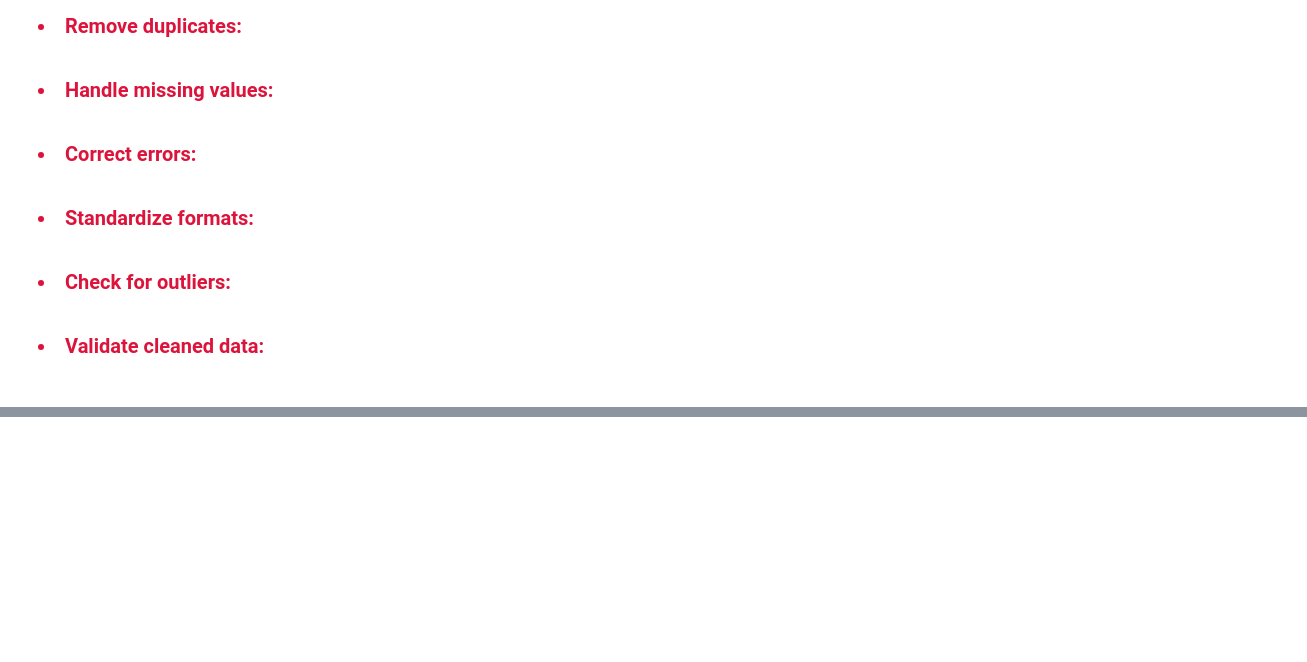
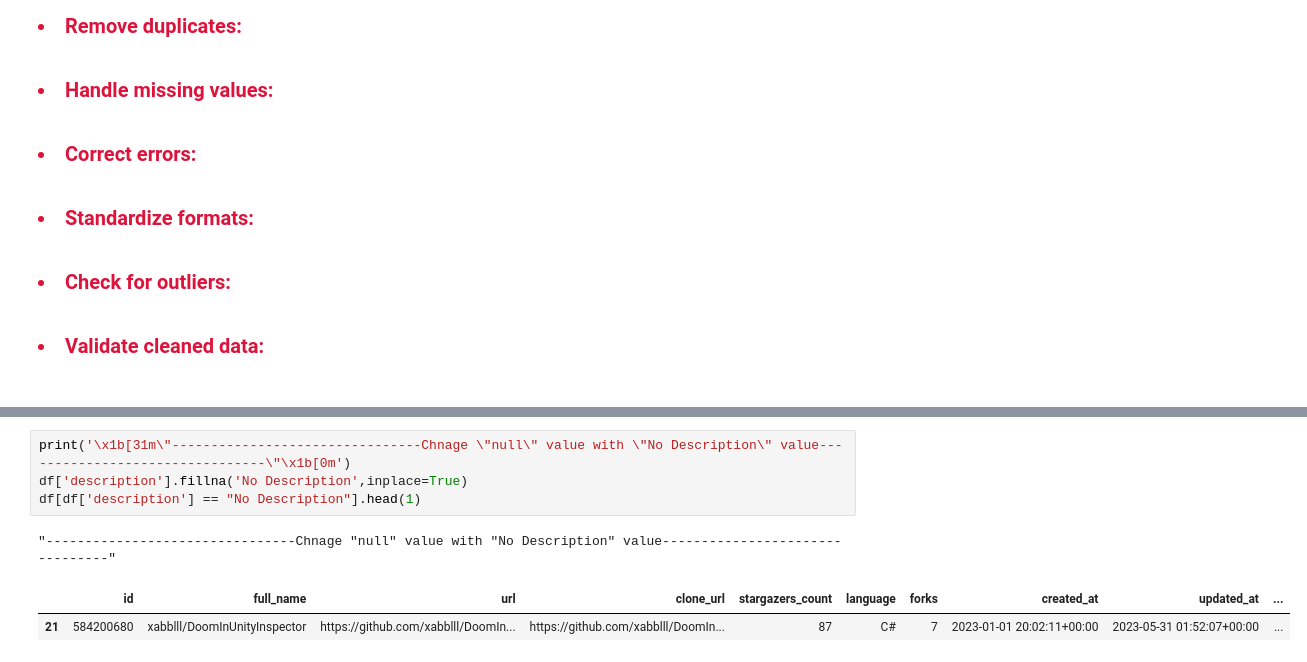
Before and after one commit to yassinessadi/data-engineer-youcode, a Jupyter notebook: Brief_github_cleaning/cleaning_github.ipynb, the cells around one changed output, grey strips where cells are left out. Drawn from its saved outputs; the diff is of its cells as text; blank space fills up the shorter version.

```diff
--- a/Brief_github_cleaning/cleaning_github.ipynb
+++ b/Brief_github_cleaning/cleaning_github.ipynb
@@ -239,0 +365,8 @@ dtype: object
+# %%
+print('\x1b[31m\"--------------------------------Chnage \"null\" value with \"No Description\" value--------------------------------\"\x1b[0m')
+df['description'].fillna('No Description',inplace=True)
+df[df['description'] == "No Description"].head(1)
+# %% [output]
+"--------------------------------Chnage "null" value with "No Description" value--------------------------------"
+|  | id | full_name | url | clone_url | stargazers_count | language | forks | created_at | updated_at | ... |
+| 21 | 584200680 | xabblll/DoomInUnityInspector | https://github.com/xabblll/DoomIn... | https://github.com/xabblll/DoomIn... | 87 | C# | 7 | 2023-01-01 20:02:11+00:00 | 2023-05-31 01:52:07+00:00 | ... |
```
Also changed, not shown: parts of 22 cells of this notebook.
